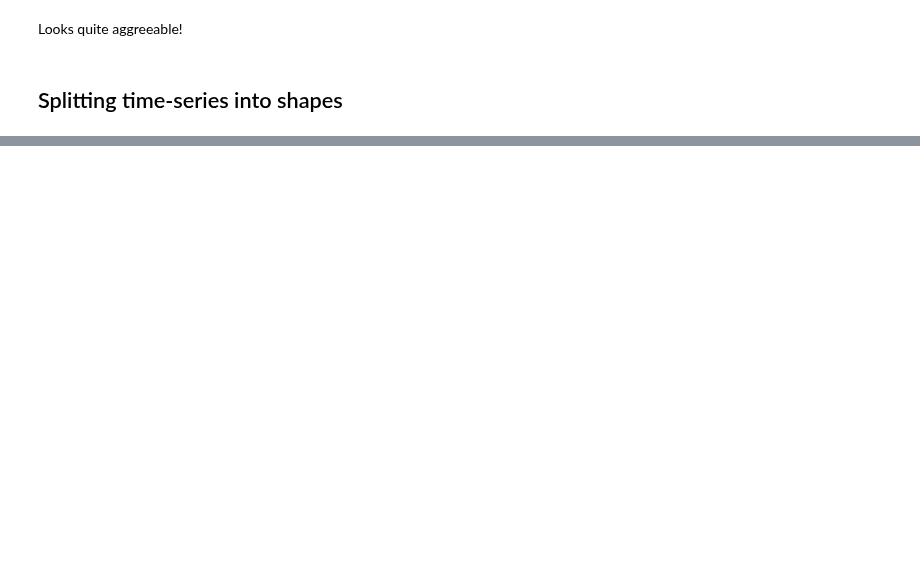
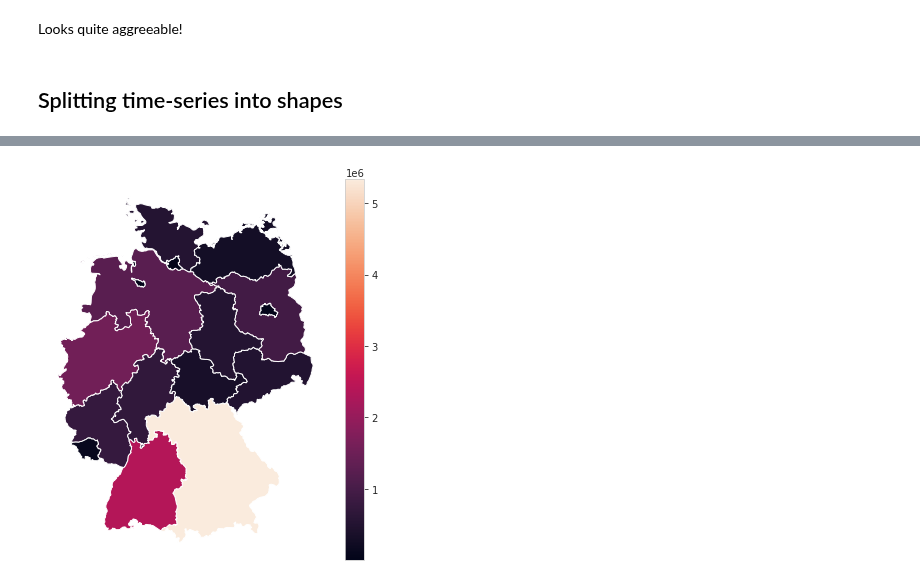
Before and after one commit to PyPSA/atlite, a Jupyter notebook: examples/historic-comparison-germany.ipynb, the cells around one changed output, grey strips where cells are left out. Saved outputs shown, nothing was run; the diff lists cells and outputs as text; code cells hidden in the pictures; blank space fills up the shorter version.

```diff
--- a/examples/historic-comparison-germany.ipynb
+++ b/examples/historic-comparison-germany.ipynb
@@ -442,6 +469,6 @@ laender.loc["DE-TH"]
 pv = cutout.pv(
     panel="CSi",
     orientation={"slope": 30.0, "azimuth": 0.0},
-    shapes=laender["geometry"],
+    shapes=laender,
     layout=solar_layout,
 )
@@ -449,0 +475,7 @@ pv.sel(state=["DE-TH", "DE-BY"]).to_pandas().resample("1W").mean().plot(figsize=
+# %%
+production = pv.sum("time").to_series()
+laender.plot(column=production, figsize=(7, 7), legend=True)
+plt.grid(False)
+plt.axis("off");
+# %% [output]
+[figure, added]
```
Also changed, not shown: parts of 13 cells of this notebook, 2 other files.
